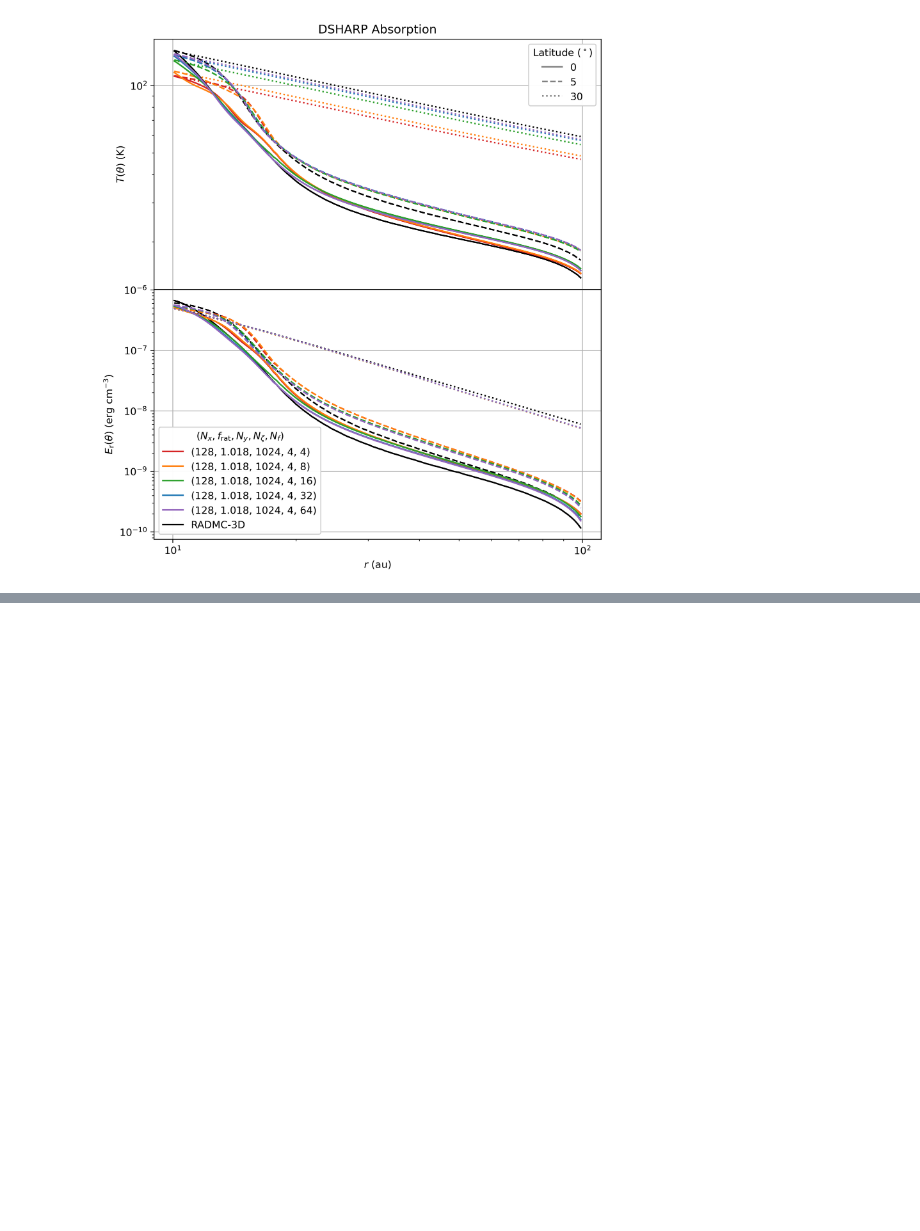
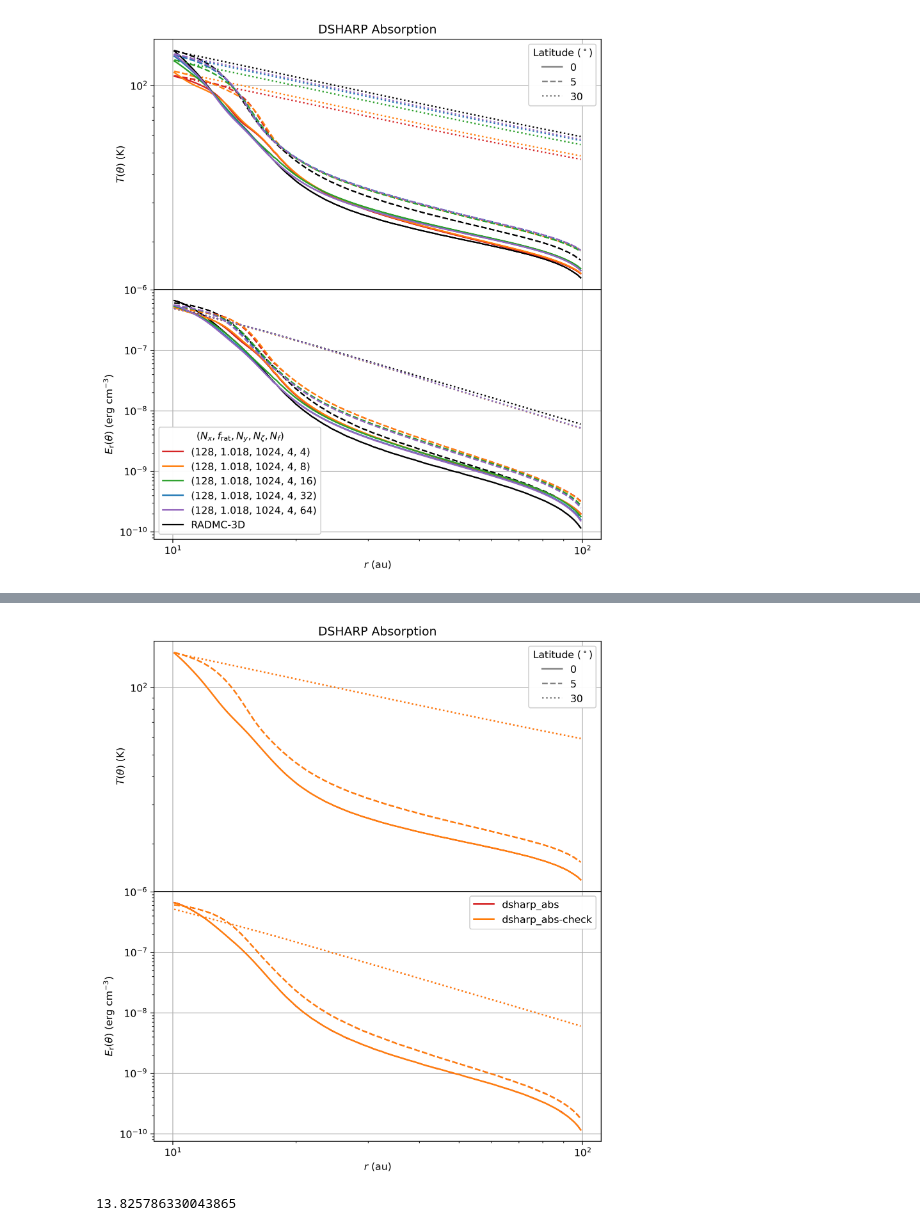
Before and after one commit to sabaronett/rad-hydro, a Jupyter notebook: ipynb/dsharp_abs-v3/DSHARPAbs-v3Comp.ipynb, the cells around one changed output, grey strips where cells are left out. Cells and saved outputs as stored; diff of their text form; code cells hidden in the pictures; blank space fills up the shorter version.

```diff
--- a/ipynb/dsharp_abs-v3/DSHARPAbs-v3Comp.ipynb
+++ b/ipynb/dsharp_abs-v3/DSHARPAbs-v3Comp.ipynb
@@ -433,0 +435,69 @@ plt.subplots_adjust(hspace=0.0)
+# %%
+#===============================================================================
+import matplotlib.pyplot as plt
+import numpy as np
+import sys
+sys.path.insert(0, '/home/stanley/github/PrincetonUniversity/athena/vis/python')
+import athena_read
+
+# Constants, units, conversions
+arad    = 7.565733250033928e-15
+c_speed = 2.99792458e10  # // speed of light
+rad2deg = 180/np.pi      # [deg]
+au      = 1.495978707e13 # astronomical unit [cm]
+
+# Prepare plots
+fig, axs = plt.subplots(nrows=2, sharex=True, figsize=(8, 9), dpi=300)
+tab_colors = ['tab:red', 'tab:orange', 'tab:green',  'tab:blue', 'tab:purple',
+              'tab:olive', 'tab:cyan', 'tab:pink', 'tab:brown', 'tab:gray']
+lss = ['solid', 'dashed', 'dotted']
+theta_degs = [90, 85, 60]
+c_solns, ls_thetas, ref_soln = [], [], []
+
+# RADMC-3D
+base = '/home/stanley/github/sabaronett/rad-hydro/radmc3d'
+runs = ['dsharp_abs', 'dsharp_abs-check']
+for i, run in enumerate(runs):
+  path = f'{base}/{run}'
+  grid = np.load(f'{path}/amr_grid.npz', allow_pickle=True)['grid'][()]
+  dusttemp = np.load(f'{path}/dust_temperature.npz')['dusttemp']
+  totmeanint = np.load(f'{path}/total_mean_intensity.npz')['totmeanint']
+  Er = 4*np.pi*totmeanint[:,:,0]/c_speed
+  dtheta = (grid.y[-1] - grid.y[0])/len(grid.y)
+  for th, theta_deg in enumerate(theta_degs):
+      j = int(theta_deg/rad2deg/dtheta)
+      axs[0].plot(grid.x/au, dusttemp[:,j,0,0], color=tab_colors[i],
+                  ls=lss[th])
+      axs[1].plot(grid.x/au, Er[:,j], color=tab_colors[i], ls=lss[th])
+      if i == 0:
+        ls_thetas.append(axs[0].plot([], [], color='tab:gray', ls=lss[th],
+                         label=rf'${90-theta_deg}$')[0])
+  c_solns.append(axs[1].plot([], [], color=tab_colors[i],
+                 label=f'{run}')[0])
+
+# Plot ghost points for colorless line style and add legends
+ls_legend = axs[0].legend(title=r'Latitude ($^\circ)$', handles=ls_thetas)
+color_legend = axs[1].legend(handles=c_solns)
+# soln_legend = axs[1].legend(handles=ref_soln)
+axs[0].add_artist(ls_legend)
+axs[1].add_artist(color_legend)
+# axs[1].add_artist(soln_legend)
+
+# Format (sub)plots
+for ax in axs:
+  ax.grid()
+  ax.minorticks_on()
+  ax.set(xscale='log', yscale='log')
+  ax.tick_params(axis='both', which='both')
+
+axs[0].set(ylabel=r'$T(\theta)$ (K)',
+           title='DSHARP Absorption')
+axs[1].set(xlabel=r'$r$ (au)', ylabel=r'$E_\mathrm{r}(\theta)$ (erg cm$^{-3}$)')
+plt.subplots_adjust(hspace=0.0)
+# plt.savefig('filename.pdf', bbox_inches='tight', pad_inches=0.01)
+# %% [output]
+[figure, added]
+# %%
+np.min(dusttemp)
+# %% [output]
+13.825786330043865
```
Also changed, not shown: parts of 7 cells of this notebook.
